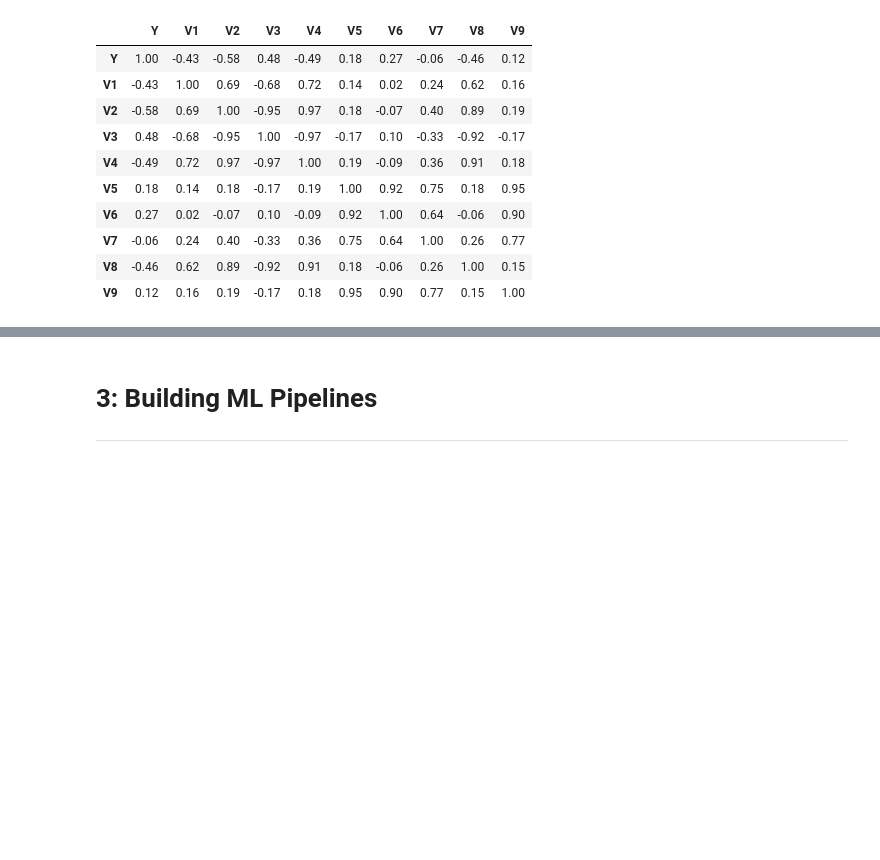
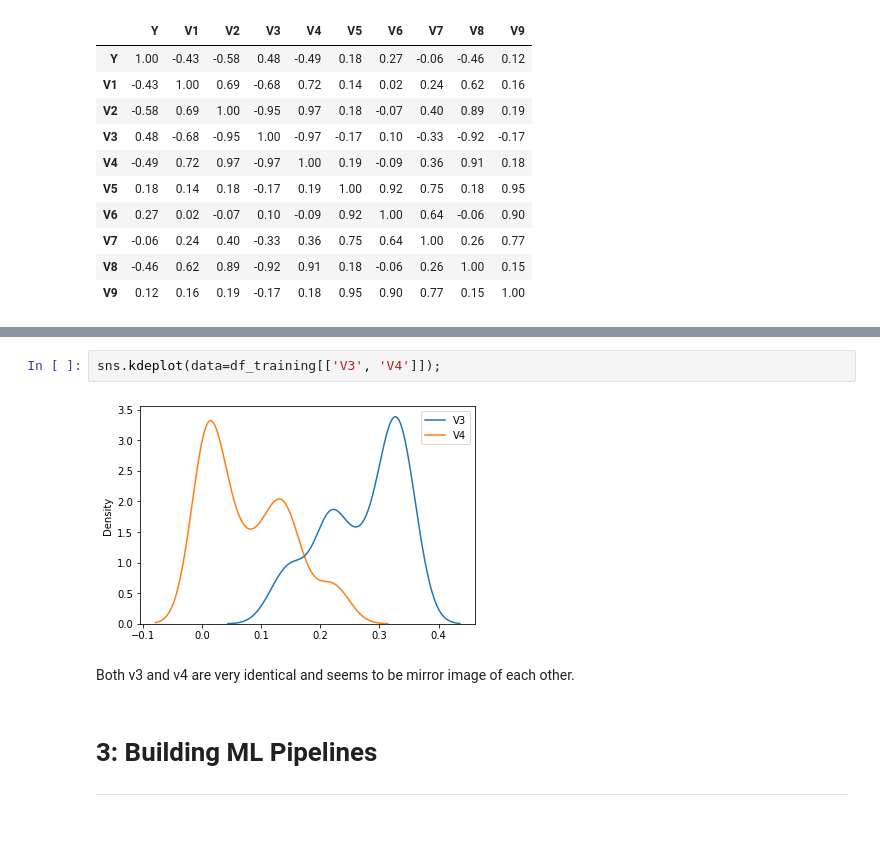
Before and after one commit to hargurjeet/hpe, a Jupyter notebook: Problem_2_hpe.ipynb, the cells around one changed output, grey strips where cells are left out. Saved outputs shown, nothing was run; the diff lists cells and outputs as text; blank space fills up the shorter version.

```diff
--- a/Problem_2_hpe.ipynb
+++ b/Problem_2_hpe.ipynb
@@ -192,3 +206,9 @@ corr.style.background_gradient(cmap='coolwarm').set_precision(2)
+# %%
+sns.kdeplot(data=df_training[['V3', 'V4']]);
+# %% [output]
+[figure, added]
+# %% [markdown]
+Both v3 and v4 are very identical and seems to be mirror image of each other.
 # %% [markdown]
 # 3: Building ML Pipelines <a name="3"></a>
 
```
Also changed, not shown: parts of 8 cells of this notebook.
